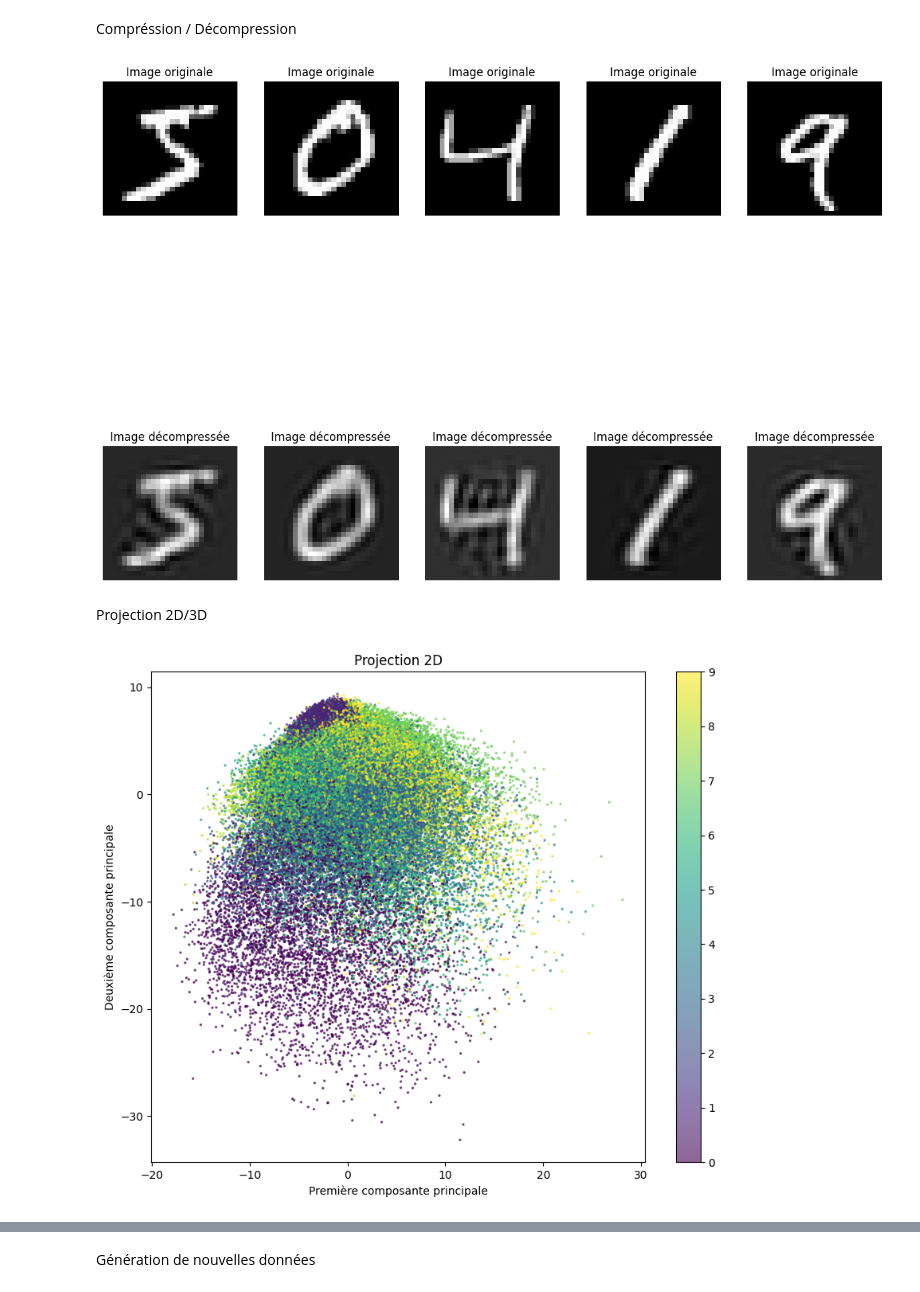
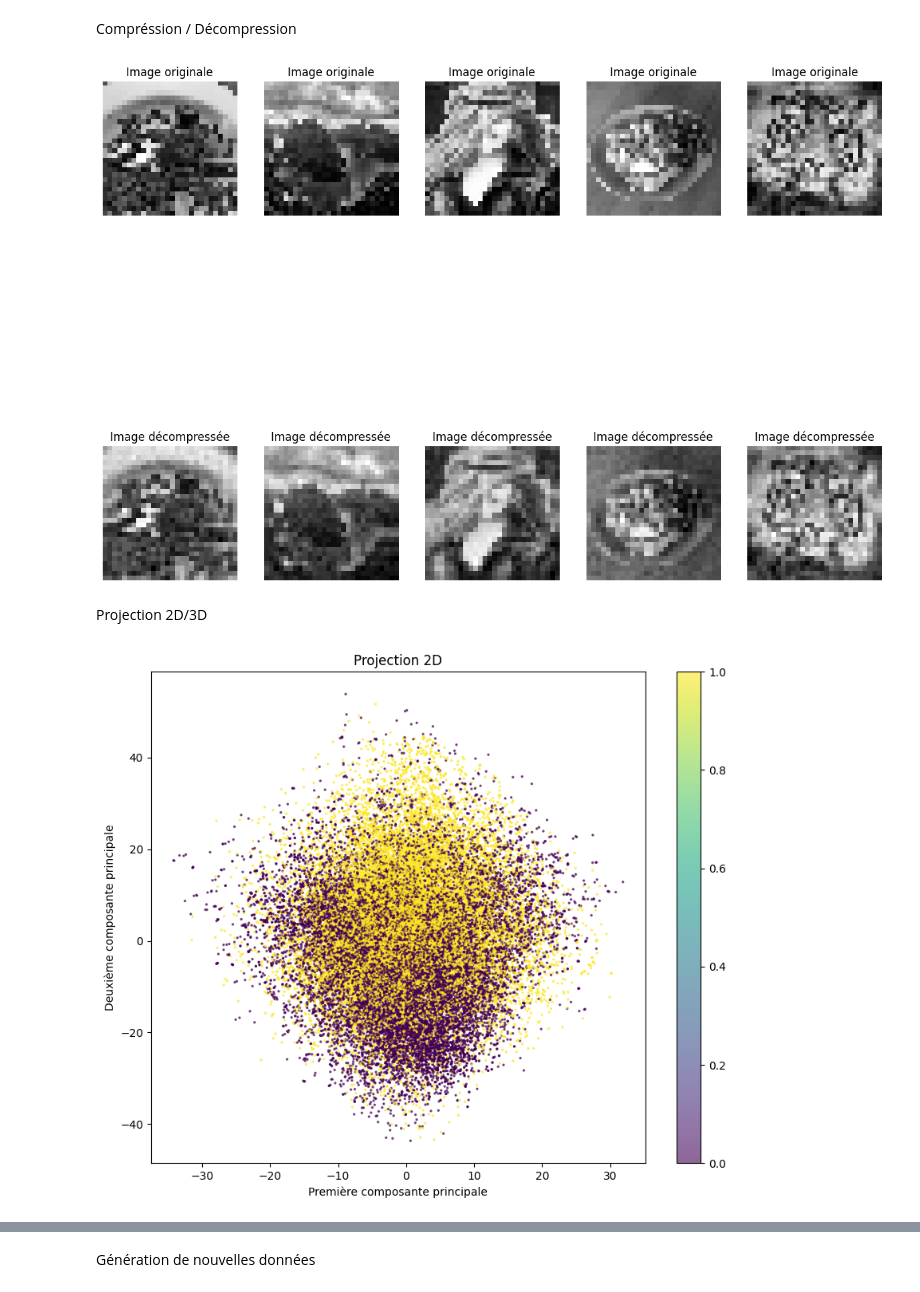
Before and after one commit to Kuramathi/UDP, a Jupyter notebook: models/PCA/pca.ipynb, the cells around one changed output, grey strips where cells are left out. Drawn from its saved outputs; the diff is of its cells as text; code cells hidden in the pictures.

```diff
--- a/models/PCA/pca.ipynb
+++ b/models/PCA/pca.ipynb
@@ -12,18 +15,41 @@ To enable the following instructions: AVX2 AVX512F AVX512_VNNI FMA, in other ope
+# %%
+#Charger nos données :
+def load_image_data(data_dir, img_size=(28, 28)):
+    labels = ['portrait', 'other']
+    data = []
+    label_data = []
+    for label in labels:
+        folder_path = os.path.join(data_dir, label)
+        for filename in os.listdir(folder_path):
+            img_path = os.path.join(folder_path, filename)
+            img = load_img(img_path, target_size=img_size, color_mode='grayscale')
+            img_array = img_to_array(img).astype('float32') / 255.0
+            data.append(img_array.flatten())
+            label_data.append(labels.index(label))
+    data, label_data = shuffle(np.array(data), np.array(label_data))
+    return data, label_data
+
+data_train, label_train = load_image_data('../../data/binary')
 # %%
-X_train = X_train.astype('float32')
+def preprocess_data(X_train):
 
-#28x28 -> 784
-X_train_flattened = X_train.reshape((X_train.shape[0], -1))
+    X_train = X_train.astype('float32')
 
-#Standardisation
-mean = X_train_flattened.mean(axis=0)
-std = X_train_flattened.std(axis=0)
+    # Aplatissement des images 28x28 en vecteurs de 784 éléments
+    X_train_flattened = X_train.reshape((X_train.shape[0], -1))
 
-epsilon = 1e-8 #evite X/0
-std +=epsilon
+    # Standardisation
+    mean = X_train_flattened.mean(axis=0)
+    std = X_train_flattened.std(axis=0)
 
+    epsilon = 1e-8 # Pour éviter la division par zéro
+    std += epsilon
 
-X_train_standardized = (X_train_flattened - mean) / std
+    X_train_standardized = (X_train_flattened - mean) / std
+
+    return X_train_standardized, std, mean, X_train_flattened
+
+X_train_standardized, std, mean, X_train_flattened = preprocess_data(data_train)
 # %% [markdown]
 Compréssion / Décompression
 # %%
@@ -33,35 +59,35 @@ def values_and_vectors(data_standardized):
     values, vectors = np.linalg.eigh(cov_matrix)  #Valeurs propres et les vecteurs propres
     return values, vectors
 
 values_train, vectors_trains = values_and_vectors(X_train_standardized)
 
 
-k = 200
+k = 500
 
 X_train_compressed = np.dot(X_train_standardized, vectors_trains[:, -k:])
 
 X_train_reconstructed = np.dot(X_train_compressed, vectors_trains[:, -k:].T) * std + mean
 
 num_examples = 5
 plt.figure(figsize=(15, 10))
 
 #Affichage
 for i in range(num_examples):
 
     plt.subplot(3, num_examples, i + 1)
     plt.title("Image originale")
     plt.imshow(X_train_flattened[i].reshape((28, 28)), cmap='gray')
     plt.axis('off')
 
 
     plt.subplot(3, num_examples, i + 1 + 2 * num_examples)
     plt.title("Image décompressée")
     plt.imshow(X_train_reconstructed[i].reshape((28, 28)), cmap='gray')
     plt.axis('off')
 
 plt.show()
 # %% [output]
-[figure, old version]
+[figure, new version]
 # %% [markdown]
 Projection 2D/3D
 # %%
@@ -69,14 +95,14 @@ k = 2
 X_train_2d = np.dot(X_train_standardized, vectors_trains[:, -k:])
 
 plt.figure(figsize=(10, 8))
-scatter = plt.scatter(X_train_2d[:, 0], X_train_2d[:, 1], c=y_train, cmap='viridis', alpha=0.6, s=2)
+scatter = plt.scatter(X_train_2d[:, 0], X_train_2d[:, 1], c=label_train, cmap='viridis', alpha=0.6, s=2)
 plt.colorbar(scatter)
 plt.xlabel('Première composante principale')
 plt.ylabel('Deuxième composante principale')
 plt.title('Projection 2D')
 plt.show()
 # %% [output]
-[figure, old version]
+[figure, new version]
 # %%
 k = 3
 X_train_3d = np.dot(X_train_standardized, vectors_trains[:, -k:])
```
Also changed, not shown: parts of 3 cells of this notebook, 8 other files.
